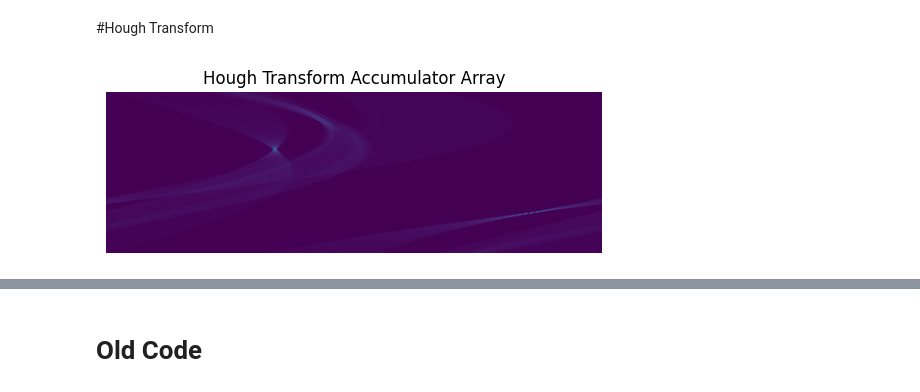
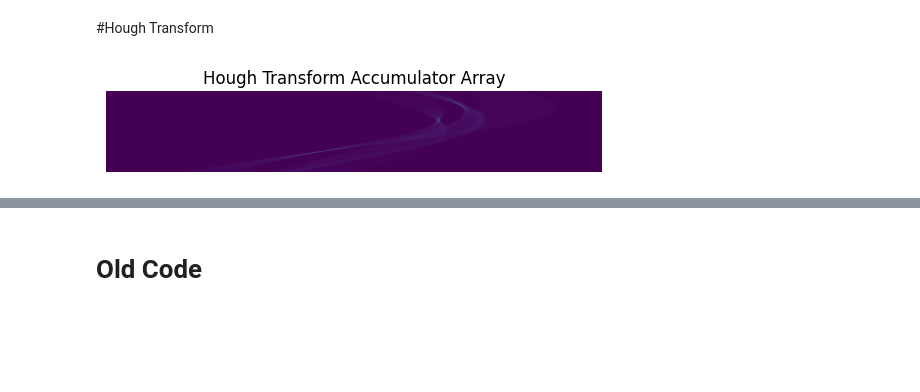
Before and after one commit to Youssef-Ghallab/Lane-detection-using-Hough-transform-, a Jupyter notebook: CV_Road_Lane_Detection.ipynb, the cells around one changed output, grey strips where cells are left out. Saved outputs shown, nothing was run; the diff lists cells and outputs as text; code cells hidden in the pictures; blank space fills up the shorter version.

```diff
--- a/CV_Road_Lane_Detection.ipynb
+++ b/CV_Road_Lane_Detection.ipynb
@@ -307,8 +307,6 @@ width = 488,height = 268
 #Hough Transform
 # %%
 import math
-
-
 
 def get_accum_array(img_arr, theta_step=10, rhou_step = 1):
   # Initialize the accumulator array
@@ -318,10 +316,9 @@ def get_accum_array(img_arr, theta_step=10, rhou_step = 1):
   rows = img_arr.shape[0]
   cols = img_arr.shape[1]
 
-  min_rhou = 0
+  min_rhou = -math.floor(math.sqrt(rows**2 + cols**2))
   max_rhou = math.floor(math.sqrt(rows**2 + cols**2))
-
-  accumulator_array = np.zeros((int(max_theta/theta_step)+1, int(max_rhou/rhou_step)+1), dtype=np.int16)
+  accumulator_array = np.zeros((int(max_theta/theta_step)+1, int((max_rhou-min_rhou)/rhou_step)+1), dtype=np.int16)
 
   for row in range(img_arr.shape[0]):
     for col in range(img_arr.shape[1]):
@@ -329,7 +326,7 @@ def get_accum_array(img_arr, theta_step=10, rhou_step = 1):
         for theta in range(0, 181, theta_step):
           theta_rad = math.radians(theta)
           rhou = math.floor(col * math.cos(theta_rad) + row * math.sin(theta_rad))
-          accumulator_array[int(theta/theta_step)][rhou] += 1
+          accumulator_array[int(theta/theta_step), rhou-min_rhou] += 1
 
   return accumulator_array
 
@@ -350,35 +347,37 @@ def get_section_maxima(acc_array, section_size, threshold):
             section_max = section.max()
             if section_max > threshold:
                 # Get the index of the maximum value within the section
                 max_index = np.unravel_index(np.argmax(section), section.shape)
 
                 # Translate to the original array coordinates
                 global_max_index = (i + max_index[0], j + max_index[1])
                 maxima_indices.append(global_max_index)
 
     return maxima_indices
 
 
 def hough_transform(img_arr, theta_step=1, rhou_step=1):
 
   acc_array = get_accum_array(img_arr, theta_step, rhou_step)
-  local_maxima = get_section_maxima(acc_array, section_size=10, threshold=40)
+  local_maxima = get_section_maxima(acc_array, section_size=40, threshold=40)
   lines = []
+  rows = img_arr.shape[0]
+  cols = img_arr.shape[1]
   for maxima in local_maxima:
     theta = maxima[0] * theta_step
-    rough = maxima[1]
+    rough = maxima[1] -math.floor(math.sqrt(rows**2 + cols**2))
     theta_rad = math.radians(theta)
-    start_point = ((rough-200*math.sin(theta_rad))/math.cos(theta_rad), 200)
-    end_point = ((rough-100*math.sin(theta_rad))/math.cos(theta_rad), 100)
+    start_point = ((rough-300*math.sin(theta_rad))/math.cos(theta_rad), 300)
+    end_point = ((rough-120*math.sin(theta_rad))/math.cos(theta_rad), 120)
     lines.append((start_point, end_point))
   return lines, acc_array
 
 lines, acc_array = hough_transform(masked_edges)
 
 # plot the acc_array
 plt.imshow(acc_array)
 plt.title("Hough Transform Accumulator Array")
 plt.axis("off")
 plt.show()
 # %% [output]
-[figure, old version]
+[figure, new version]
```
Also changed, not shown: parts of 2 cells of this notebook.
